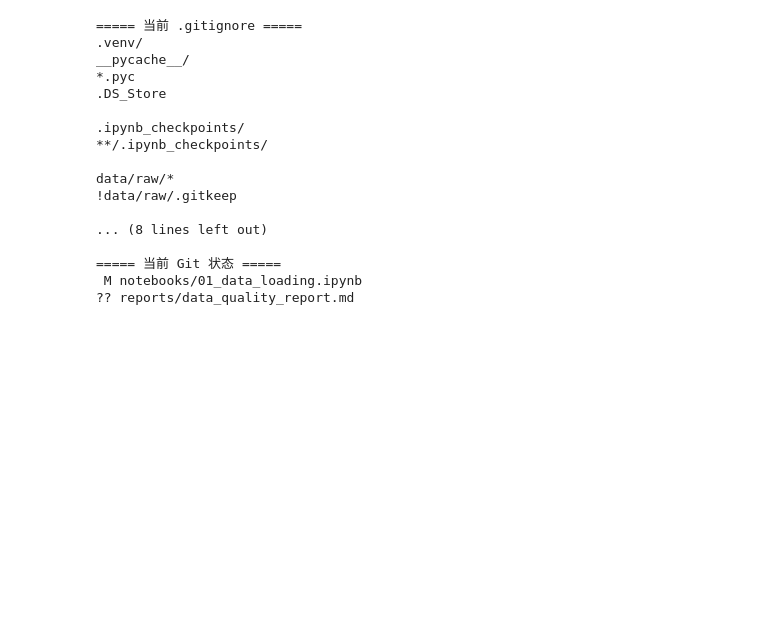
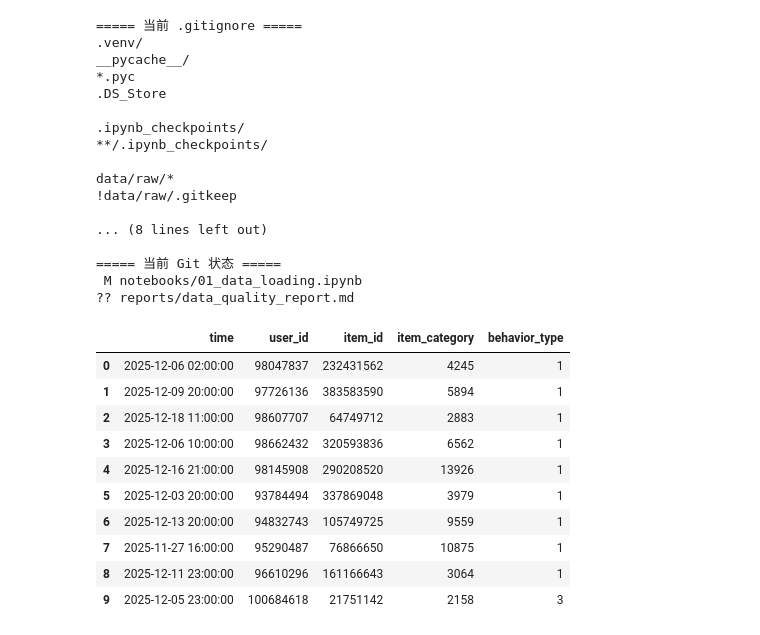
Before and after one commit to nyx0109-collab/user-behavior-analysis, a Jupyter notebook: notebooks/01_data_loading.ipynb, the cells around one changed output. Drawn from its saved outputs; the diff is of its cells as text; code cells hidden in the pictures; blank space fills up the shorter version.

```diff
--- a/notebooks/01_data_loading.ipynb
+++ b/notebooks/01_data_loading.ipynb
@@ -1241,3 +1241,28 @@ data/raw/*
 ===== 当前 Git 状态 =====
  M notebooks/01_data_loading.ipynb
 ?? reports/data_quality_report.md
+# %%
+import pyarrow.parquet as pq
+
+parquet_path = "../data/processed/user_behavior_standardized_v1.parquet"
+
+preview = (
+    pq.ParquetFile(parquet_path)
+    .read_row_group(0)
+    .slice(0, 10)
+    .to_pandas()
+)
+
+display(preview)
+# %% [output]
+|  | time | user_id | item_id | item_category | behavior_type |
+| 0 | 2025-12-06 02:00:00 | 98047837 | 232431562 | 4245 | 1 |
+| 1 | 2025-12-09 20:00:00 | 97726136 | 383583590 | 5894 | 1 |
+| 2 | 2025-12-18 11:00:00 | 98607707 | 64749712 | 2883 | 1 |
+| 3 | 2025-12-06 10:00:00 | 98662432 | 320593836 | 6562 | 1 |
+| 4 | 2025-12-16 21:00:00 | 98145908 | 290208520 | 13926 | 1 |
+| 5 | 2025-12-03 20:00:00 | 93784494 | 337869048 | 3979 | 1 |
+| 6 | 2025-12-13 20:00:00 | 94832743 | 105749725 | 9559 | 1 |
+| 7 | 2025-11-27 16:00:00 | 95290487 | 76866650 | 10875 | 1 |
+| 8 | 2025-12-11 23:00:00 | 96610296 | 161166643 | 3064 | 1 |
+| 9 | 2025-12-05 23:00:00 | 100684618 | 21751142 | 2158 | 3 |
```
Also changed, not shown: parts of 13 cells of this notebook, 2 other files.
